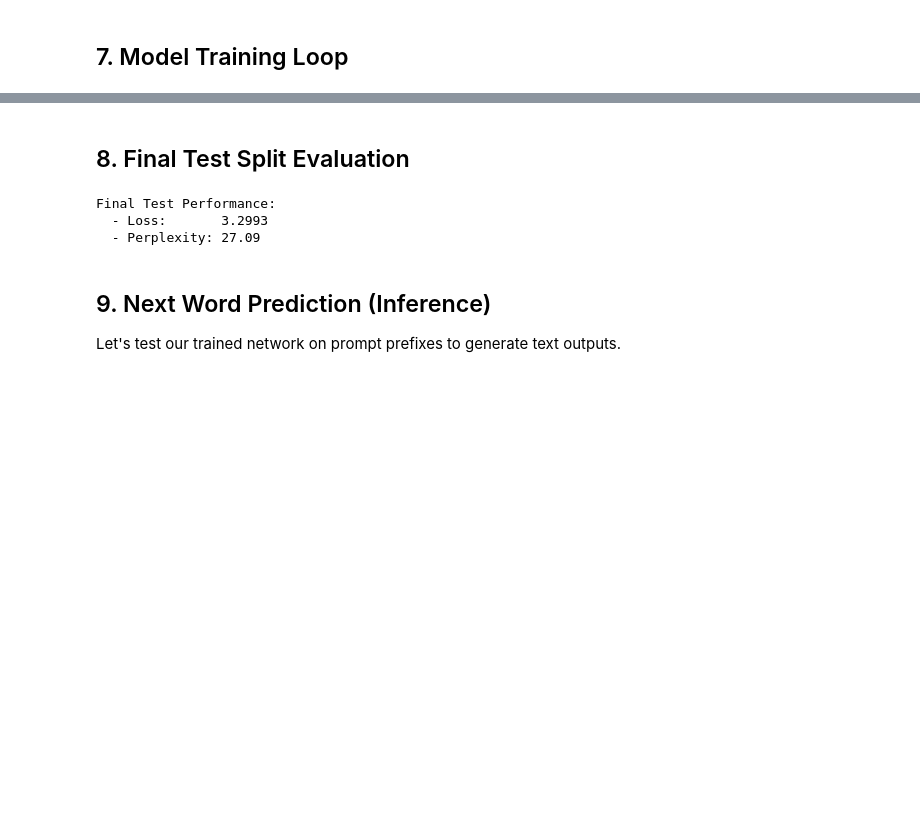
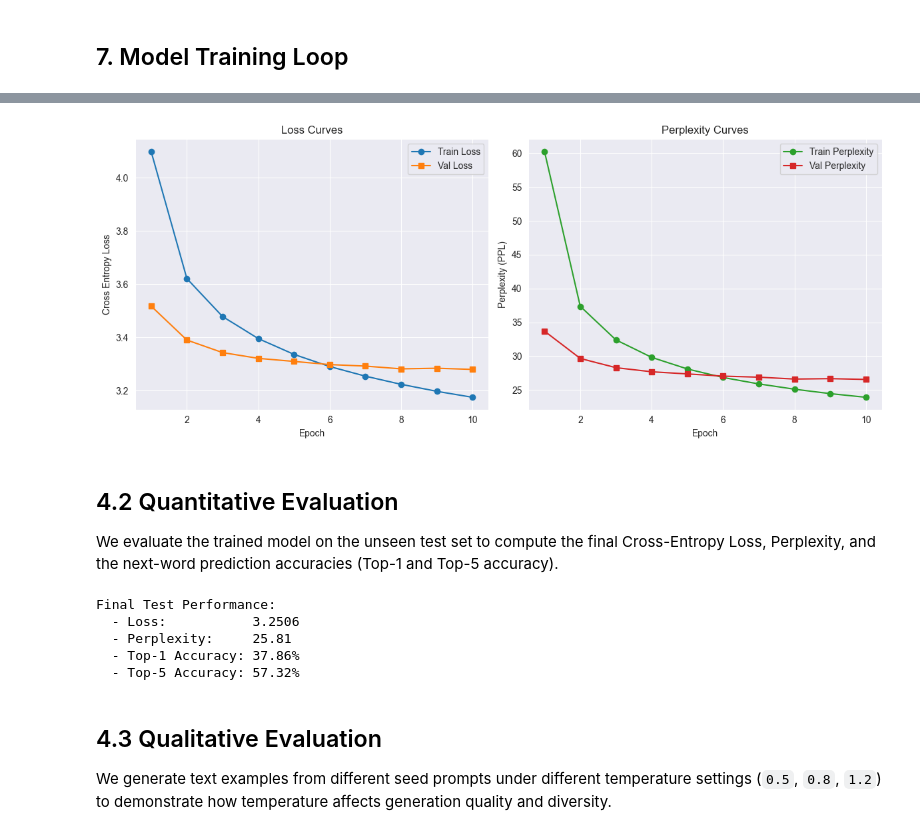
Before and after one commit to AnNamLucCuu/rnn_detect_next_word, a Jupyter notebook: train_rnn.ipynb, the cells around one changed output, grey strips where cells are left out. Drawn from its saved outputs; the diff is of its cells as text; code cells hidden in the pictures; blank space fills up the shorter version.

```diff
--- a/train_rnn.ipynb
+++ b/train_rnn.ipynb
@@ -264,6 +299,13 @@ def evaluate(model, loader, criterion, device):
 # %% [markdown]
 ## 7. Model Training Loop
 # %%
+history = {
+    "train_loss": [],
+    "val_loss": [],
+    "train_ppl": [],
+    "val_ppl": []
+}
+
 best_val_loss = float("inf")
 
 print("Training process initiated...")
@@ -271,8 +313,16 @@ for epoch in range(1, EPOCHS + 1):
     train_loss = train_epoch(model, train_loader, criterion, optimizer, DEVICE, GRAD_CLIP)
     val_loss, val_ppl = evaluate(model, val_loader, criterion, DEVICE)
 
+    train_ppl = math.exp(train_loss) if train_loss < 20 else float('inf')
+
+    history["train_loss"].append(train_loss)
+    history["val_loss"].append(val_loss)
+    history["train_ppl"].append(train_ppl)
+    history["val_ppl"].append(val_ppl)
+
     print(f"Epoch {epoch:02d}/{EPOCHS:02d} | "
           f"Train Loss: {train_loss:.4f} | "
+          f"Train PPL: {train_ppl:.2f} | "
           f"Val Loss: {val_loss:.4f} | "
           f"Val PPL: {val_ppl:.2f}")
 
@@ -305,21 +359,63 @@ Epoch 10/10 | Train Loss: 3.1747 | Val Loss: 3.2794 | Val PPL: 26.56
+# %%
+import matplotlib.pyplot as plt
+
+epochs_range = range(1, EPOCHS + 1)
+
+plt.figure(figsize=(12, 5))
+
+# Plot Loss
+plt.subplot(1, 2, 1)
+plt.plot(epochs_range, history["train_loss"], label="Train Loss", marker='o', color='#1f77b4')
+plt.plot(epochs_range, history["val_loss"], label="Val Loss", marker='s', color='#ff7f0e')
+plt.xlabel("Epoch")
+plt.ylabel("Cross Entropy Loss")
+plt.title("Loss Curves")
+plt.legend()
+plt.grid(True)
+
+# Plot Perplexity
+plt.subplot(1, 2, 2)
+plt.plot(epochs_range, history["train_ppl"], label="Train Perplexity", marker='o', color='#2ca02c')
+plt.plot(epochs_range, history["val_ppl"], label="Val Perplexity", marker='s', color='#d62728')
+plt.xlabel("Epoch")
+plt.ylabel("Perplexity (PPL)")
+plt.title("Perplexity Curves")
+plt.legend()
+plt.grid(True)
+
+plt.tight_layout()
+plt.savefig("rnn_training_curves.png", dpi=300)
+plt.show()
+# %% [output]
+[figure, added]
 # %% [markdown]
-## 8. Final Test Split Evaluation
+## 4.2 Quantitative Evaluation
+
+We evaluate the trained model on the unseen test set to compute the final Cross-Entropy Loss, Perplexity, and the next-word prediction accuracies (Top-1 and Top-5 accuracy).
 # %%
 # Load best checkpoint and run evaluation on the test split
 model.load_state_dict(torch.load("best_rnn_model.pth", map_location=DEVICE))
 test_loss, test_ppl = evaluate(model, test_loader, criterion, DEVICE)
 
+# Compute Top-1 and Top-5 accuracy on test split
+pad_idx = word2idx.get("<pad>", 0)
+test_accuracies = evaluate_accuracy(model, test_loader, DEVICE, pad_idx, topk=(1, 5))
+
 print(f"Final Test Performance:")
-print(f"  - Loss:       {test_loss:.4f}")
-print(f"  - Perplexity: {test_ppl:.2f}")
+print(f"  - Loss:           {test_loss:.4f}")
+print(f"  - Perplexity:     {test_ppl:.2f}")
+print(f"  - Top-1 Accuracy: {test_accuracies[1]:.2f}%")
+print(f"  - Top-5 Accuracy: {test_accuracies[5]:.2f}%")
 # %% [output]
 Final Test Performance:
-  - Loss:       3.2993
-  - Perplexity: 27.09
+  - Loss:           3.2506
+  - Perplexity:     25.81
+  - Top-1 Accuracy: 37.86%
+  - Top-5 Accuracy: 57.32%
 # %% [markdown]
-## 9. Next Word Prediction (Inference)
+## 4.3 Qualitative Evaluation
 
-Let's test our trained network on prompt prefixes to generate text outputs.
+We generate text examples from different seed prompts under different temperature settings (`0.5`, `0.8`, `1.2`) to demonstrate how temperature affects generation quality and diversity.
 # %%
 def clean_and_tokenize_prompt(prompt_text):
     text = prompt_text.lower()
```
Also changed, not shown: parts of 4 cells of this notebook.
